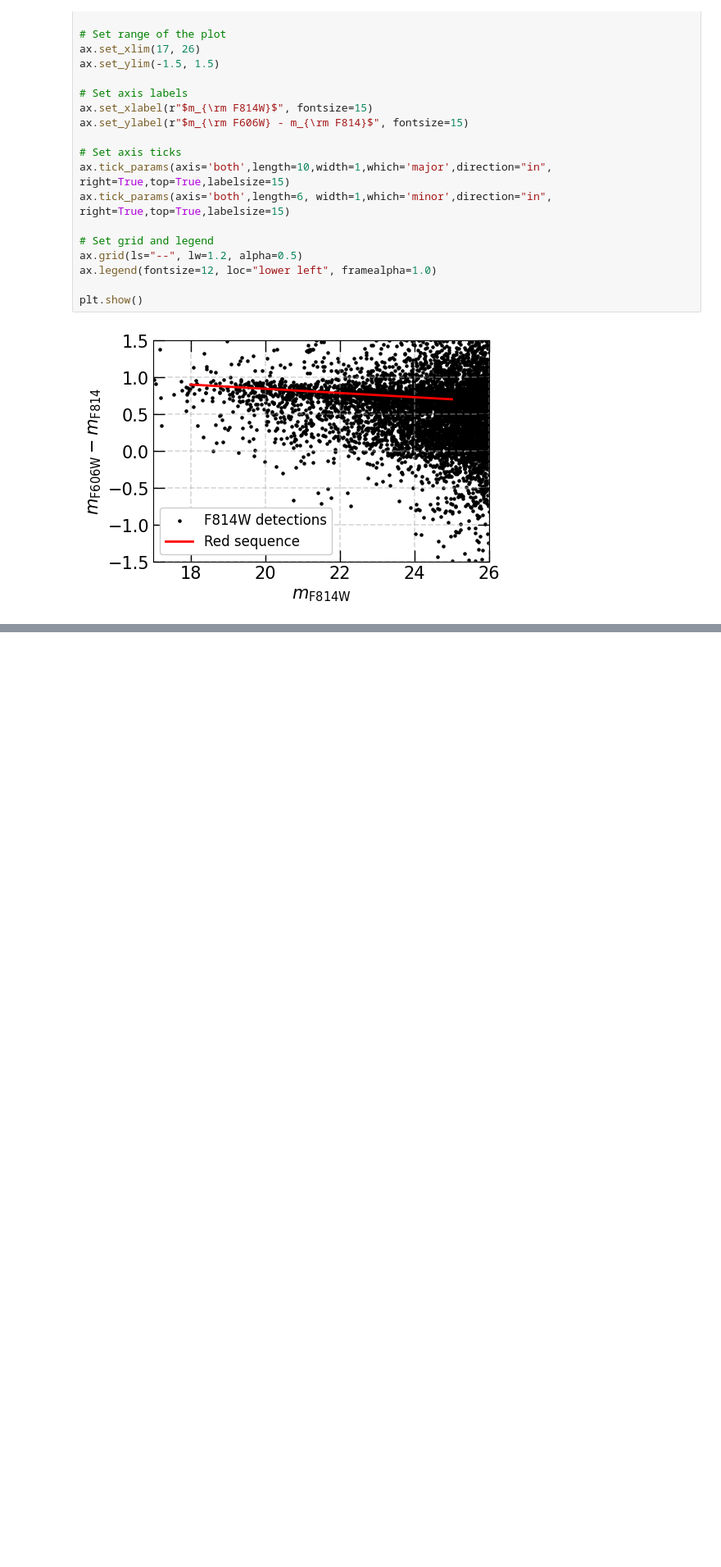
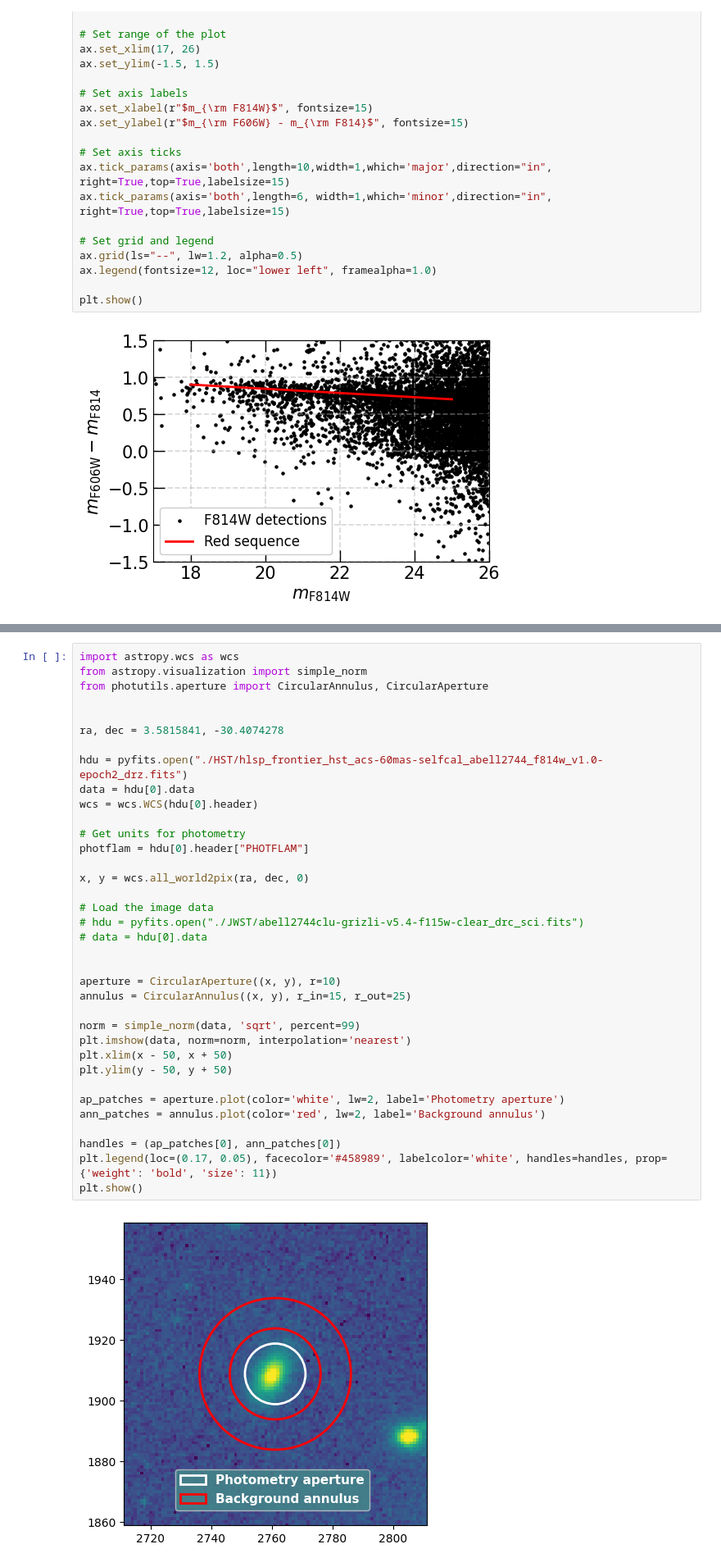
Before and after one commit to akmeena766/WinterSchool2025_BasicAstro, a Jupyter notebook: red_sequence.ipynb, the cells around one changed output, grey strips where cells are left out. Shown: that part at 82% size. Cells and saved outputs as stored; diff of their text form; blank space fills up the shorter version.

```diff
--- a/red_sequence.ipynb
+++ b/red_sequence.ipynb
@@ -106,0 +108,38 @@ plt.show()
+# %%
+import astropy.wcs as wcs
+from astropy.visualization import simple_norm
+from photutils.aperture import CircularAnnulus, CircularAperture
+
+
+ra, dec = 3.5815841, -30.4074278
+
+hdu = pyfits.open("./HST/hlsp_frontier_hst_acs-60mas-selfcal_abell2744_f814w_v1.0-epoch2_drz.fits")
+data = hdu[0].data
+wcs = wcs.WCS(hdu[0].header)
+
+# Get units for photometry
+photflam = hdu[0].header["PHOTFLAM"]
+
+x, y = wcs.all_world2pix(ra, dec, 0)
+
+# Load the image data
+# hdu = pyfits.open("./JWST/abell2744clu-grizli-v5.4-f115w-clear_drc_sci.fits")
+# data = hdu[0].data
+
+
+aperture = CircularAperture((x, y), r=10)
+annulus = CircularAnnulus((x, y), r_in=15, r_out=25)
+
+norm = simple_norm(data, 'sqrt', percent=99)
+plt.imshow(data, norm=norm, interpolation='nearest')
+plt.xlim(x - 50, x + 50)
+plt.ylim(y - 50, y + 50)
+
+ap_patches = aperture.plot(color='white', lw=2, label='Photometry aperture')
+ann_patches = annulus.plot(color='red', lw=2, label='Background annulus')
+
+handles = (ap_patches[0], ann_patches[0])
+plt.legend(loc=(0.17, 0.05), facecolor='#458989', labelcolor='white', handles=handles, prop={'weight': 'bold', 'size': 11})
+plt.show()
+# %% [output]
+[figure, added]
```
Also changed, not shown: parts of 3 cells of this notebook.
